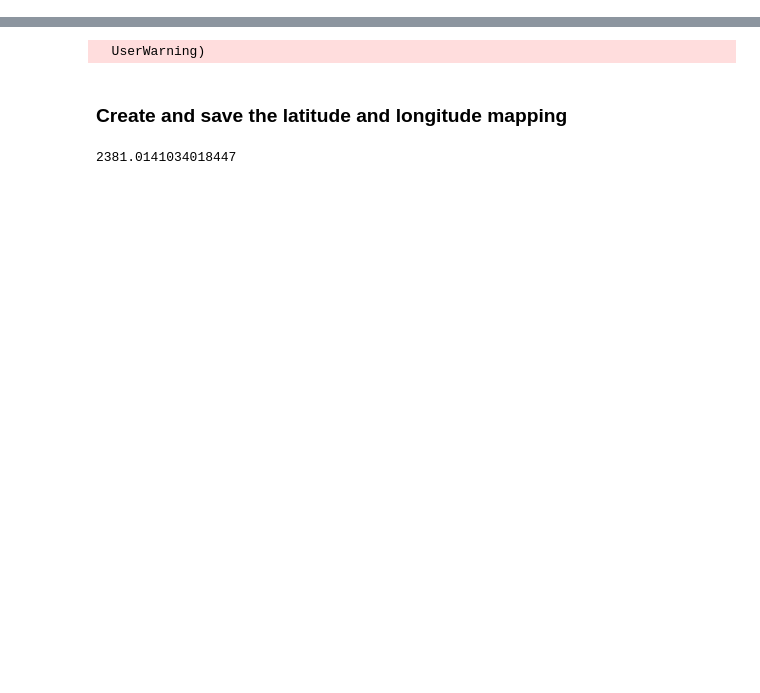
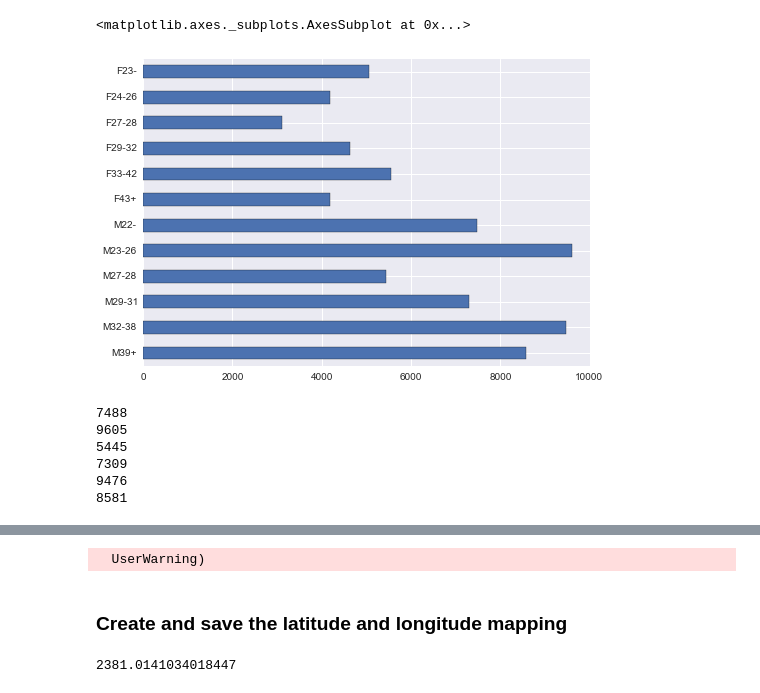
Before and after one commit to yowtzu/kaggle_talking_data, a Jupyter notebook: TalkingData.ipynb, the cells around one changed output, grey strips where cells are left out. Drawn from its saved outputs; the diff is of its cells as text; code cells hidden in the pictures; blank space fills up the shorter version.

```diff
--- a/TalkingData.ipynb
+++ b/TalkingData.ipynb
@@ -0,0 +28,5 @@
+# %%
+gatrain.group.value_counts().sort_index(ascending=False).plot(kind='barh')
+# %% [output]
+<matplotlib.axes._subplots.AxesSubplot at 0x...>
+[figure, added]
@@ -0,0 +45,14 @@
+# %%
+print(gam.age[(gam.age>=0) & (gam.age<23)].count())
+print(gam.age[(gam.age>=23) & (gam.age<27)].count())
+print(gam.age[(gam.age>=27) & (gam.age<29)].count())
+print(gam.age[(gam.age>=29) & (gam.age<32)].count())
+print(gam.age[(gam.age>=32) & (gam.age<39)].count())
+print(gam.age[gam.age>=39].count())
+# %% [output]
+7488
+9605
+5445
+7309
+9476
+8581
```
Also changed, not shown: parts of 19 cells of this notebook, 3 other files.
